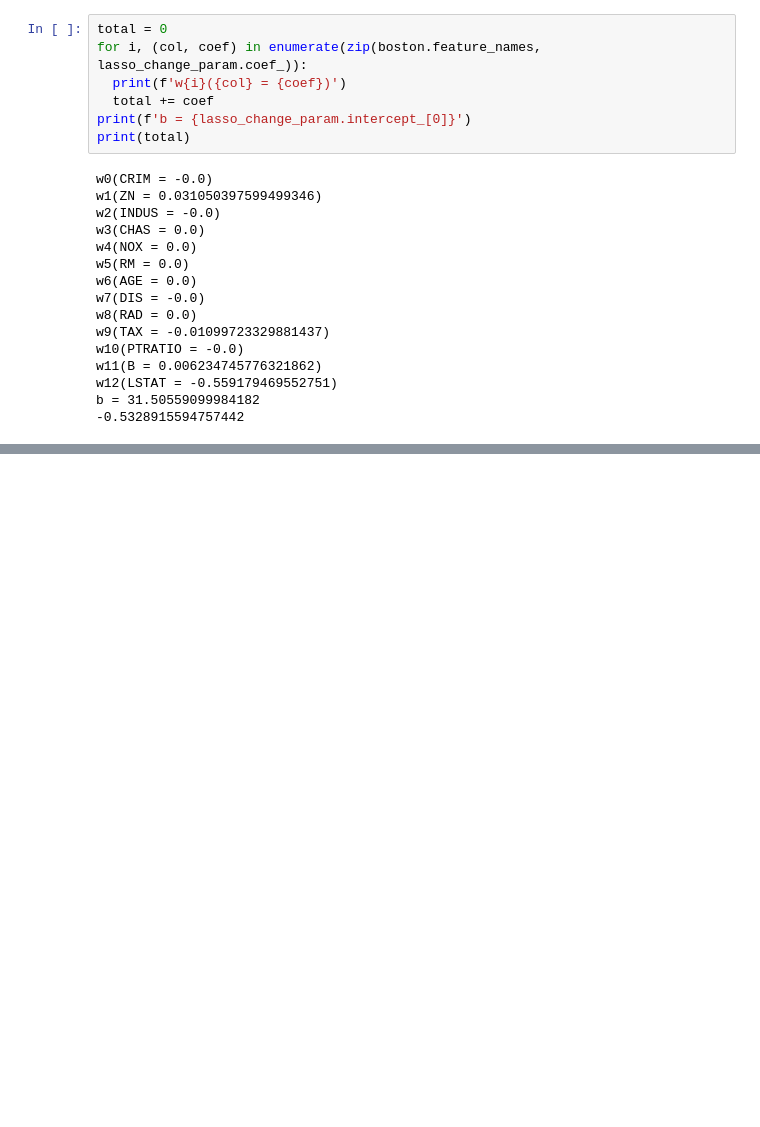
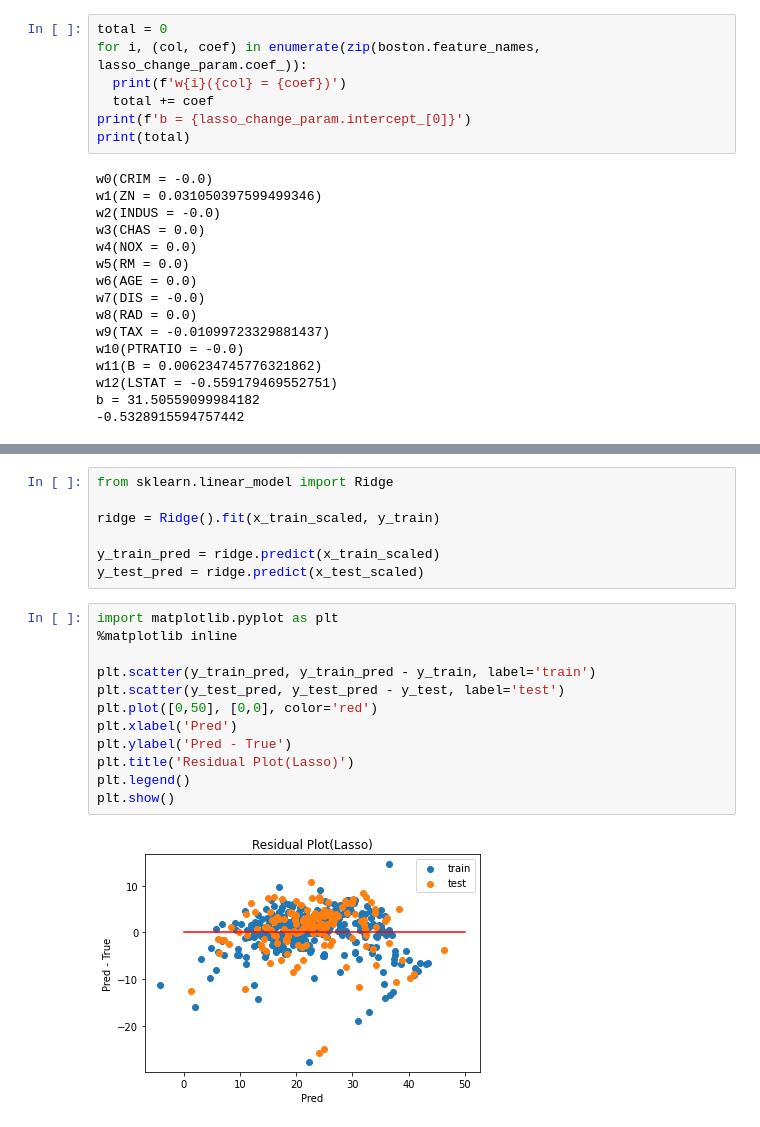
Before and after one commit to kackey0-1/ml_handson, a Jupyter notebook: ai_model_build_100/5_multi_var_regression_model.ipynb, the cells around one changed output, grey strips where cells are left out. Drawn from its saved outputs; the diff is of its cells as text; blank space fills up the shorter version.

```diff
--- a/ai_model_build_100/5_multi_var_regression_model.ipynb
+++ b/ai_model_build_100/5_multi_var_regression_model.ipynb
@@ -388,0 +445,21 @@ b = 31.50559099984182
+# %%
+from sklearn.linear_model import Ridge
+
+ridge = Ridge().fit(x_train_scaled, y_train)
+
+y_train_pred = ridge.predict(x_train_scaled)
+y_test_pred = ridge.predict(x_test_scaled)
+# %%
+import matplotlib.pyplot as plt
+%matplotlib inline
+
+plt.scatter(y_train_pred, y_train_pred - y_train, label='train')
+plt.scatter(y_test_pred, y_test_pred - y_test, label='test')
+plt.plot([0,50], [0,0], color='red')
+plt.xlabel('Pred')
+plt.ylabel('Pred - True')
+plt.title('Residual Plot(Lasso)')
+plt.legend()
+plt.show()
+# %% [output]
+[figure, added]
```
Also changed, not shown: parts of 7 cells of this notebook, 1 other file.
